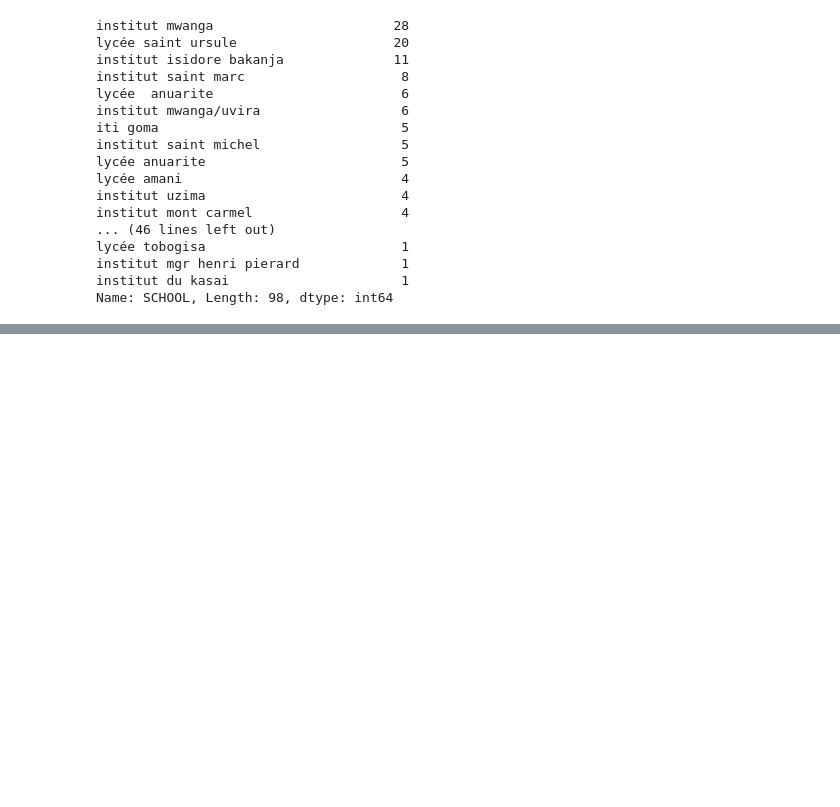
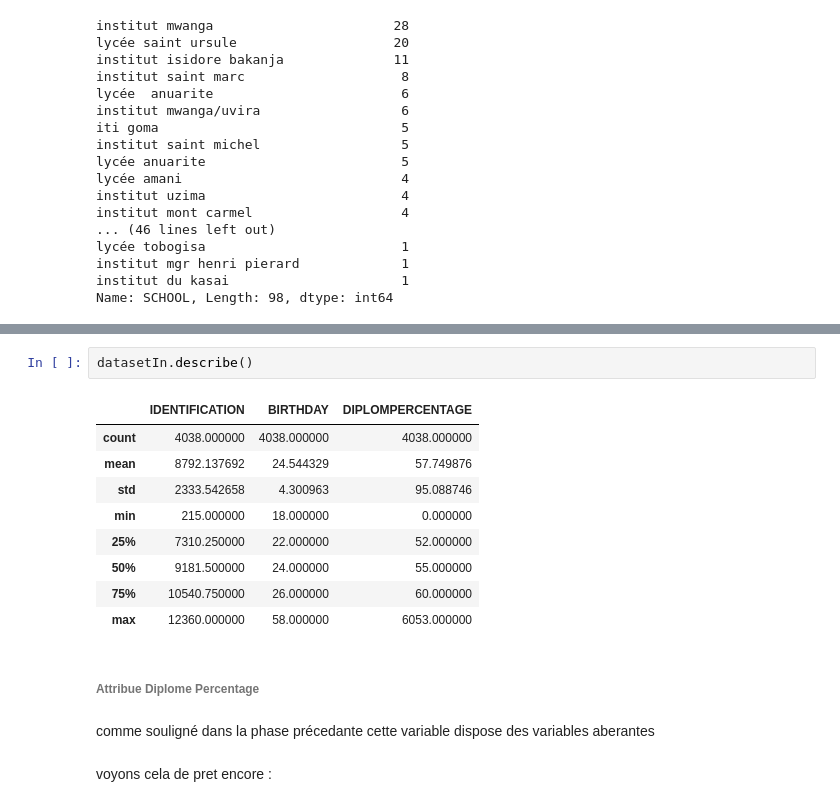
Before and after one commit to espoirMur/Student-Grade-Predictor, a Jupyter notebook: DataExplorationDraft1.ipynb, the cells around one changed output, grey strips where cells are left out. Drawn from its saved outputs; the diff is of its cells as text; blank space fills up the shorter version.

```diff
--- a/DataExplorationDraft1.ipynb
+++ b/DataExplorationDraft1.ipynb
@@ -788,0 +982,18 @@ Name: SCHOOL, Length: 98, dtype: int64
+# %%
+datasetIn.describe()
+# %% [output]
+|  | IDENTIFICATION | BIRTHDAY | DIPLOMPERCENTAGE |
+| count | 4038.000000 | 4038.000000 | 4038.000000 |
+| mean | 8792.137692 | 24.544329 | 57.749876 |
+| std | 2333.542658 | 4.300963 | 95.088746 |
+| min | 215.000000 | 18.000000 | 0.000000 |
+| 25% | 7310.250000 | 22.000000 | 52.000000 |
+| 50% | 9181.500000 | 24.000000 | 55.000000 |
+| 75% | 10540.750000 | 26.000000 | 60.000000 |
+| max | 12360.000000 | 58.000000 | 6053.000000 |
+# %% [markdown]
+###### Attribue Diplome Percentage
+# %% [markdown]
+comme souligné dans la phase précedante cette variable dispose des variables aberantes
+# %% [markdown]
+voyons cela de pret encore :
```
Also changed, not shown: parts of 64 cells of this notebook, 1 other file.
